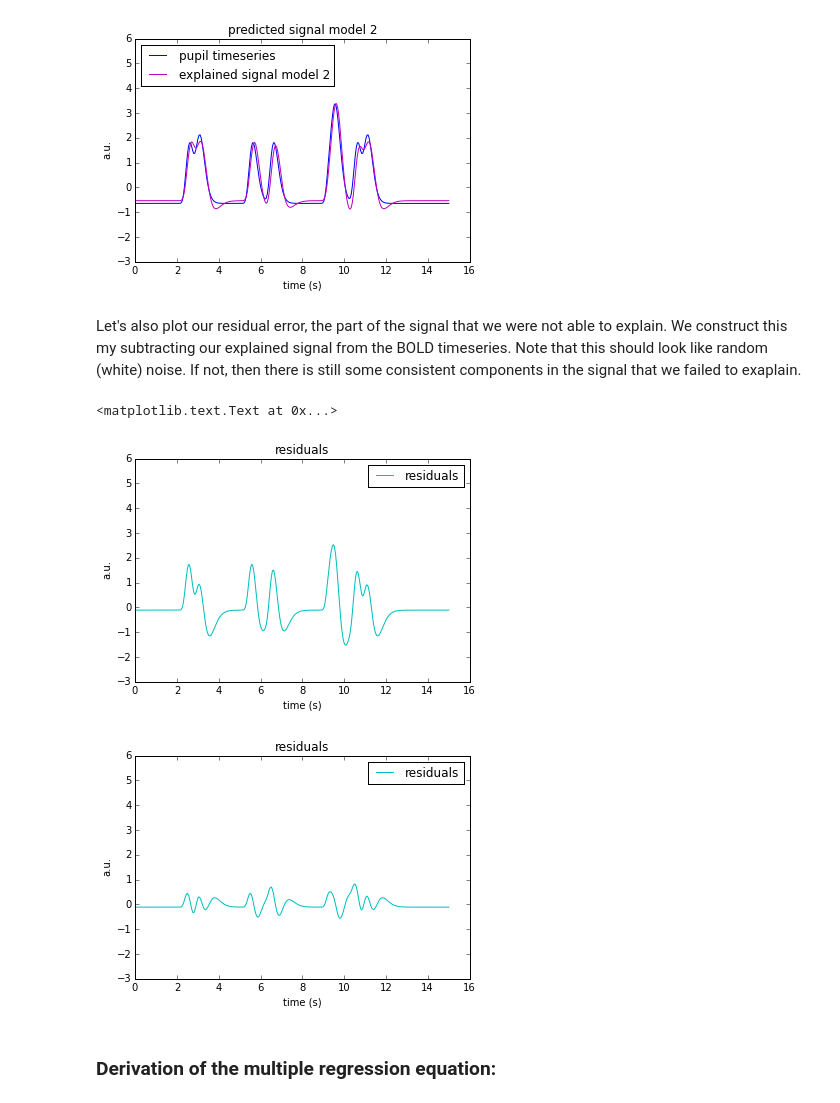
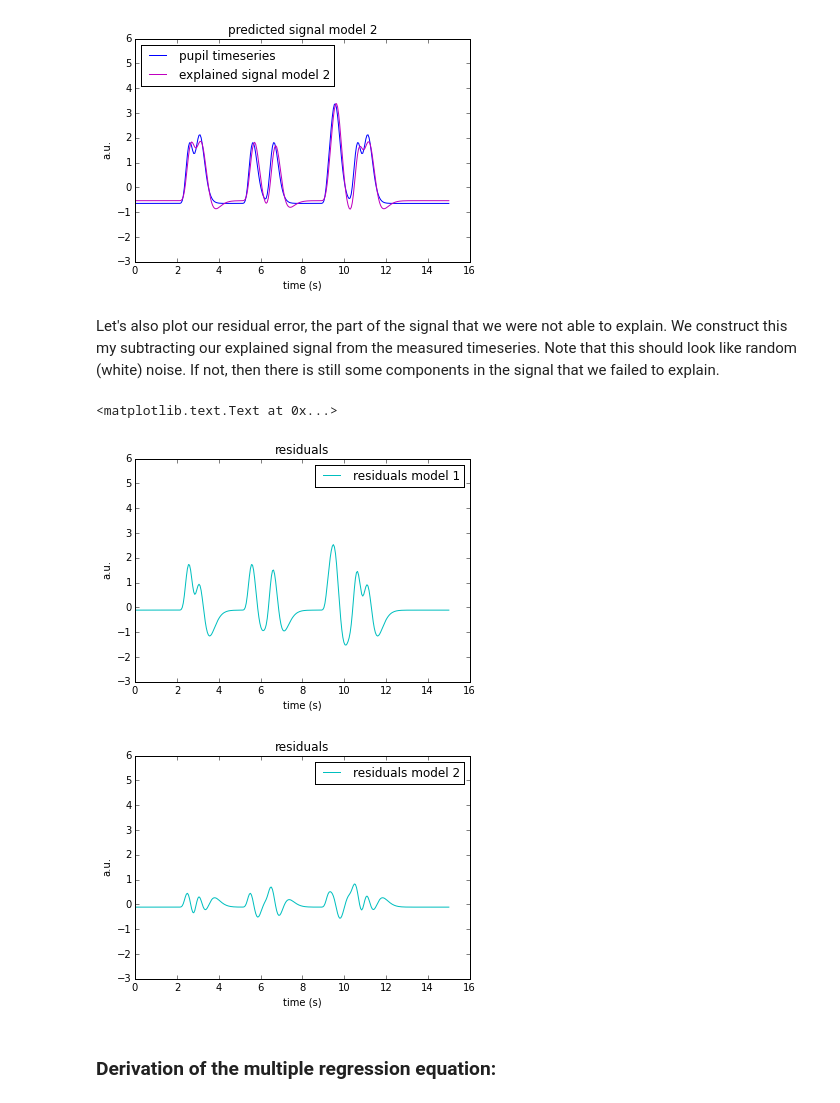
Before and after one commit to jwdegee/IPython-Notebook-Tutorials, a Jupyter notebook: GLM_delay.ipynb, the cells around one changed output. Drawn from its saved outputs; the diff is of its cells as text; code cells hidden in the pictures.

```diff
--- a/GLM_delay.ipynb
+++ b/GLM_delay.ipynb
@@ -243,31 +243,31 @@ plt.ylabel('a.u.')
 [figure]
 [figure]
 # %% [markdown]
-Let's also plot our residual error, the part of the signal that we were not able to explain. We construct this my subtracting our explained signal from the BOLD timeseries. Note that this should look like random (white) noise. If not, then there is still some consistent components in the signal that we failed to exaplain.
+Let's also plot our residual error, the part of the signal that we were not able to explain. We construct this my subtracting our explained signal from the measured timeseries. Note that this should look like random (white) noise. If not, then there is still some components in the signal that we failed to explain.
 # %%
 # residuals:
 residuals_0 = convolved_signal_shifted - explained_signal_0
 residuals_1 = convolved_signal_shifted - explained_signal_1
 
 fig = plt.figure()
 plt.plot(timepoints, residuals_0, 'c')
 plt.ylim(-3,6)
-plt.legend(['residuals'], loc=1)
+plt.legend(['residuals model 1'], loc=1)
 plt.title('residuals')
 plt.xlabel('time (s)')
 plt.ylabel('a.u.')
 
 fig = plt.figure()
 plt.plot(timepoints, residuals_1, 'c')
 plt.ylim(-3,6)
-plt.legend(['residuals'], loc=1)
+plt.legend(['residuals model 2'], loc=1)
 plt.title('residuals')
 plt.xlabel('time (s)')
 plt.ylabel('a.u.')
 # %% [output]
 <matplotlib.text.Text at 0x...>
-[figure, old version]
+[figure, new version]
-[figure, old version]
+[figure, new version]
 # %% [markdown]
 ### Derivation of the multiple regression equation:
 # %% [markdown]
```
Also changed, not shown: parts of 4 cells of this notebook.
